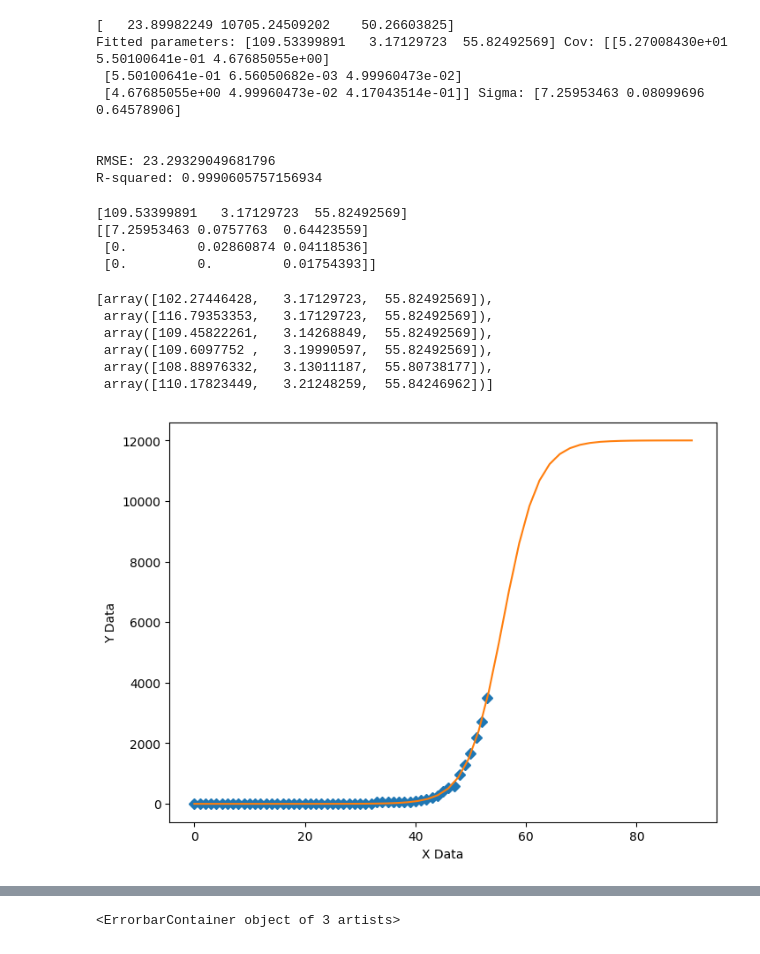
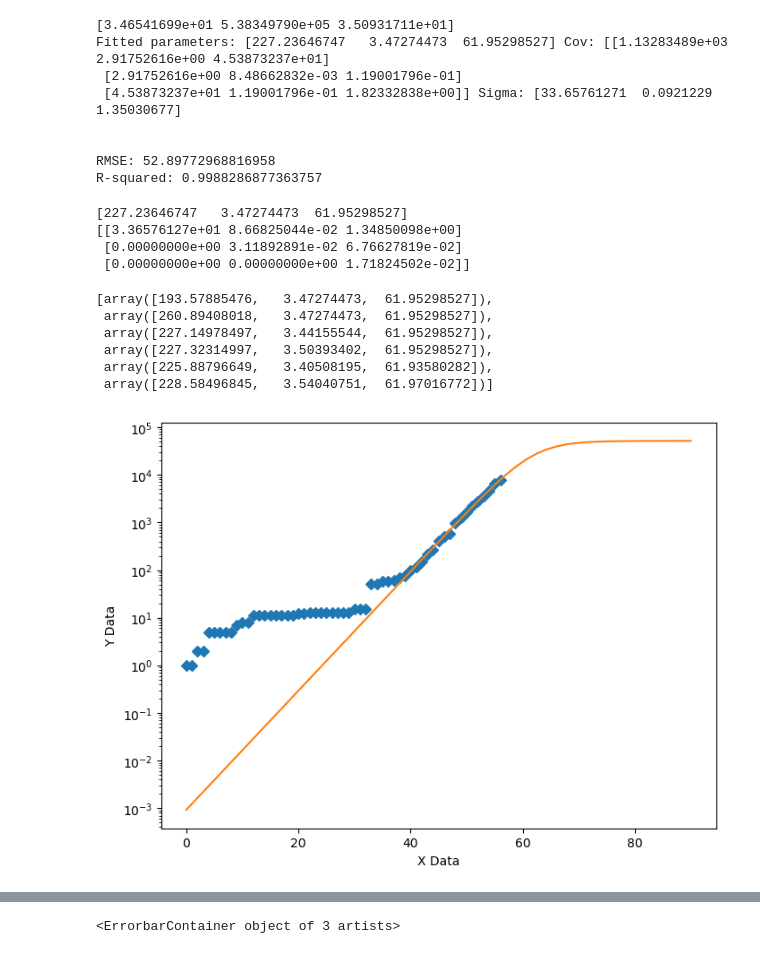
Before and after one commit to simra/COVID-19, a Jupyter notebook: notebooks/COVID-19 Plots.ipynb, the cells around one changed output, grey strips where cells are left out. Cells and saved outputs as stored; diff of their text form; code cells hidden in the pictures.

```diff
--- a/notebooks/COVID-19 Plots.ipynb
+++ b/notebooks/COVID-19 Plots.ipynb
@@ -37,7 +37,7 @@ df=raw.groupby('Country/Region').sum()
 #del df[df.columns[-1]]
 last_date = list(df.columns)[-1]
 
-df = df[(df.index.isin(['Canada','Japan'])) | (df[last_date]>1000)]
+df = df[(df.index.isin(['Canada','Japan'])) | (df[last_date]>2000)]
 
 df['Country/Region']=df.index
 df=df.melt(id_vars='Country/Region',var_name='date', value_name='Confirmed').pivot(index='date',columns='Country/Region')
@@ -90,7 +90,7 @@ plotdataframe(df, logy=True)
 
 for c in df.columns:
     for i,a in enumerate(df[c]):
-        if i==0 and a>100:
+        if i==0 and a>200:
             df[c]=df[c].shift(4) # hack to push out china
             break
         if a>=100:
@@ -126,0 +127,14 @@ Text(0,0.5,'Confirmed cases')
+# %%
+from math import pow
+growth = {}
+gdf = df
+for c in gdf.columns:
+    growth[c]=[]
+    for i in range(3,len(gdf[c])):
+        if not np.isnan(gdf[c][i] and gdf[c][i]>2000):
+            growth[c].append(pow(gdf[c][i]/gdf[c][i-3],1.0/3)-1.0)
+
+fig,ax = plt.subplots()
+for c in growth:
+    ax.plot(growth[c])
+ax.legend(growth.keys())
@@ -206,7 +223,7 @@ geneticParameters, bounds = generate_Initial_Parameters()
 print(geneticParameters)
 # now call curve_fit without passing bounds from the genetic algorithm,
 # just in case the best fit parameters are aoutside those bounds
-popt, pcov = curve_fit(sigmoid, xData, yData, geneticParameters, bounds=[[0,0,0],[np.inf,np.inf,np.inf]])
+popt, pcov = curve_fit(sigmoid, xData, yData, geneticParameters, bounds=[[0,0,0],[np.inf,np.inf,np.inf]],maxfev=10000)
 sigma = np.sqrt(np.diag(pcov))
 print('Fitted parameters: {} Cov: {} Sigma: {}'.format(popt, pcov,sigma))
 print()
@@ -226,14 +243,14 @@ print('R-squared:', Rsquared)
 
 xModel = np.linspace(min(xData), min(xData)+90)
 # %% [output]
-[   23.89982249 10705.24509202    50.26603825]
-Fitted parameters: [109.53399891   3.17129723  55.82492569] Cov: [[5.27008430e+01 5.50100641e-01 4.67685055e+00]
- [5.50100641e-01 6.56050682e-03 4.99960473e-02]
- [4.67685055e+00 4.99960473e-02 4.17043514e-01]] Sigma: [7.25953463 0.08099696 0.64578906]
+[3.46541699e+01 5.38349790e+05 3.50931711e+01]
+Fitted parameters: [227.23646747   3.47274473  61.95298527] Cov: [[1.13283489e+03 2.91752616e+00 4.53873237e+01]
+ [2.91752616e+00 8.48662832e-03 1.19001796e-01]
+ [4.53873237e+01 1.19001796e-01 1.82332838e+00]] Sigma: [33.65761271  0.0921229   1.35030677]
 
 
-RMSE: 23.29329049681796
-R-squared: 0.9990605757156934
+RMSE: 52.89772968816958
+R-squared: 0.9988286877363757
 # %%
 # estimate the uncertainty range of the parameters.
 L=np.linalg.cholesky(pcov).T
@@ -250,41 +267,41 @@ eps = 1
 # note we use epsilon = 0.5 instead of 1 stanard deviation.
 # The true distribution is asymmetric and heavy-tailed, so we end up with bad estimates for the amplitude.
 # %% [output]
-[109.53399891   3.17129723  55.82492569]
-[[7.25953463 0.0757763  0.64423559]
- [0.         0.02860874 0.04118536]
- [0.         0.         0.01754393]]
+[227.23646747   3.47274473  61.95298527]
+[[3.36576127e+01 8.66825044e-02 1.34850098e+00]
+ [0.00000000e+00 3.11892891e-02 6.76627819e-02]
+ [0.00000000e+00 0.00000000e+00 1.71824502e-02]]
-[array([102.27446428,   3.17129723,  55.82492569]),
- array([116.79353353,   3.17129723,  55.82492569]),
- array([109.45822261,   3.14268849,  55.82492569]),
- array([109.6097752 ,   3.19990597,  55.82492569]),
- array([108.88976332,   3.13011187,  55.80738177]),
- array([110.17823449,   3.21248259,  55.84246962])]
+[array([193.57885476,   3.47274473,  61.95298527]),
+ array([260.89408018,   3.47274473,  61.95298527]),
+ array([227.14978497,   3.44155544,  61.95298527]),
+ array([227.32314997,   3.50393402,  61.95298527]),
+ array([225.88796649,   3.40508195,  61.93580282]),
+ array([228.58496845,   3.54040751,  61.97016772])]
 # %%
 def ModelAndScatterPlot(graphWidth, graphHeight):
     f = plt.figure(figsize=(graphWidth/100.0, graphHeight/100.0), dpi=100)
     axes = f.add_subplot(111)
 
     # first the raw data as a scatter plot
     axes.plot(xData, yData,  'D')
 
     # create data for the fitted equation plot
     yModel = sigmoid(xModel, *popt)
 
     # now the model as a line plot
     axes.plot(xModel, yModel)
-
+    axes.set_yscale('log')
     axes.set_xlabel('X Data') # X axis data label
     axes.set_ylabel('Y Data') # Y axis data label
 
     plt.show()
     plt.close('all') # clean up after using pyplot
 
 graphWidth = 800
 graphHeight = 600
 ModelAndScatterPlot(graphWidth, graphHeight)
 # %% [output]
-[figure, old version]
+[figure, new version]
 # %%
 # Plot the best fit sigmoid and uncertainty region.
 
```
Also changed, not shown: parts of 19 cells of this notebook, 1 other file.
